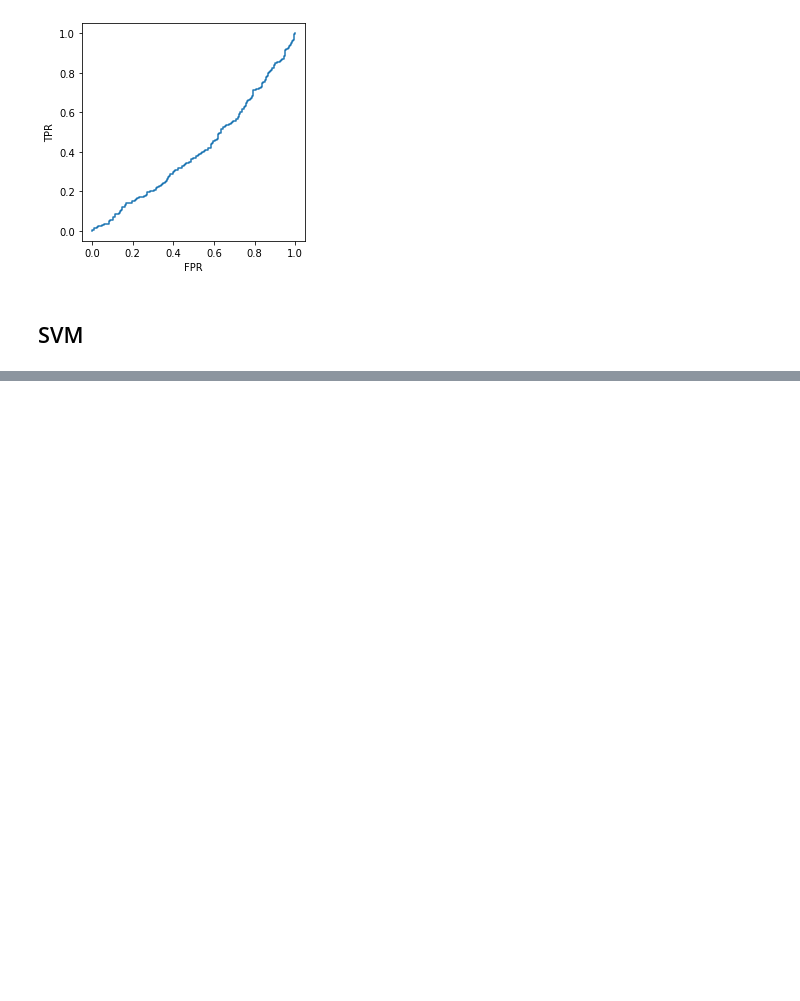
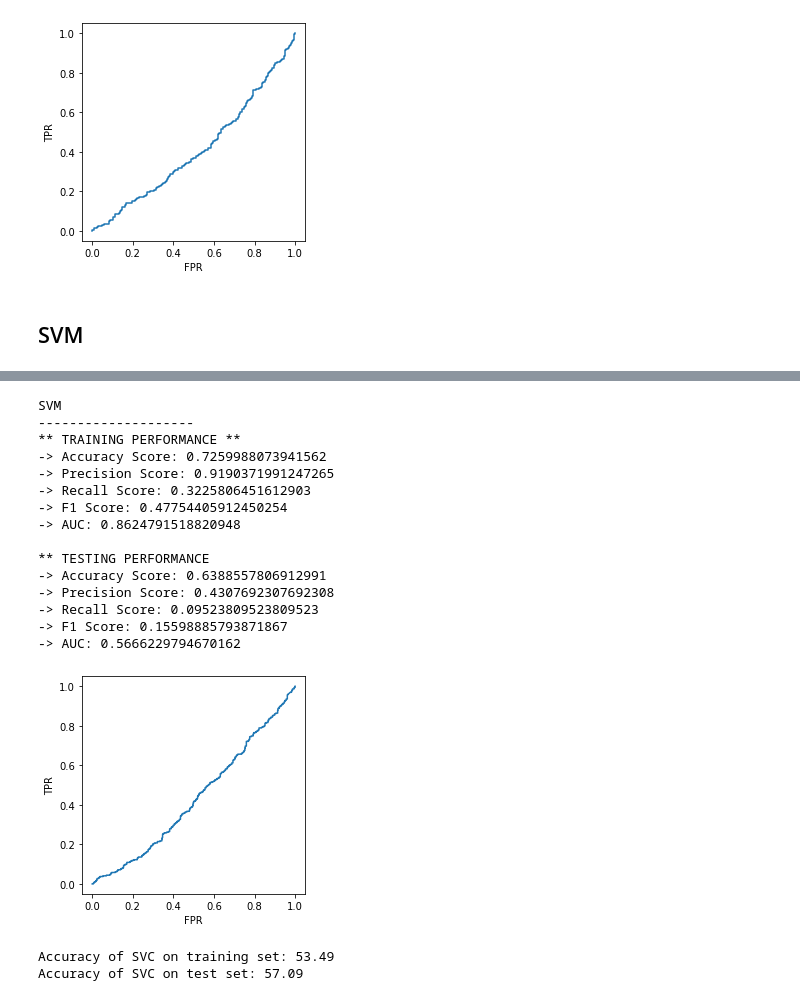
Before and after one commit to FabriceMesidor/Classification_Project_Views_towards_Computer_Decisions, a Jupyter notebook: Modeling-with-PCA.ipynb, the cells around one changed output, grey strips where cells are left out. Saved outputs shown, nothing was run; the diff lists cells and outputs as text; code cells hidden in the pictures; blank space fills up the shorter version.

```diff
--- a/Modeling-with-PCA.ipynb
+++ b/Modeling-with-PCA.ipynb
@@ -1041,0 +1077,18 @@ XGBoost genetic search
+# %%
+c_SVC = np.logspace(start = 0, stop = 10, num = 20, base = 2 , dtype = 'float64')
+print( 'the generated array of c values')
+print ( c_SVC )
+param_grid_S = {'C': c_SVC}
+
+
+
+print("\n Array of means \n")
+clf = GridSearchCV(svm_SVC, param_grid =param_grid_S, cv=5 , scoring='accuracy')
+clf.fit(X_train_scaled, y_train)
+means = clf.cv_results_['mean_test_score']
+stds = clf.cv_results_['std_test_score']
+print(means)
+
+y_true, y_pred = y_test, clf.predict(X_test_scaled)
+print( '\nClassification report\n' )
+print(classification_report(y_true, y_pred))
@@ -1041,0 +1113,33 @@ XGBoost genetic search
+# %%
+performance_model(clf,"SVM", plot=True)
+# %% [output]
+SVM
+--------------------
+** TRAINING PERFORMANCE **
+-> Accuracy Score: 0.7259988073941562
+-> Precision Score: 0.9190371991247265
+-> Recall Score: 0.3225806451612903
+-> F1 Score: 0.47754405912450254
+-> AUC: 0.8624791518820948
+
+** TESTING PERFORMANCE
+-> Accuracy Score: 0.6388557806912991
+-> Precision Score: 0.4307692307692308
+-> Recall Score: 0.09523809523809523
+-> F1 Score: 0.15598885793871867
+-> AUC: 0.5666229794670162
+[figure, added]
+# %%
+from sklearn.svm import SVC
+
+svm_SVC_2 = SVC(C=100.0, kernel='sigmoid', degree=3, gamma='auto', coef0=0.0, shrinking=True,
+          probability=True, tol=0.001, cache_size=200, class_weight=None,
+          verbose=0, max_iter=-1, decision_function_shape="ovr", random_state = 0)
+svm_SVC_2.fit(X_train_scaled,y_train)
+
+print('Accuracy of SVC on training set: {:.2f}'.format(svm_SVC_2.score(X_train, y_train) * 100))
+
+print('Accuracy of SVC on test set: {:.2f}'.format(svm_SVC_2.score(X_test, y_test) * 100))
+# %% [output]
+Accuracy of SVC on training set: 53.49
+Accuracy of SVC on test set: 57.09
```
Also changed, not shown: parts of 7 cells of this notebook.
